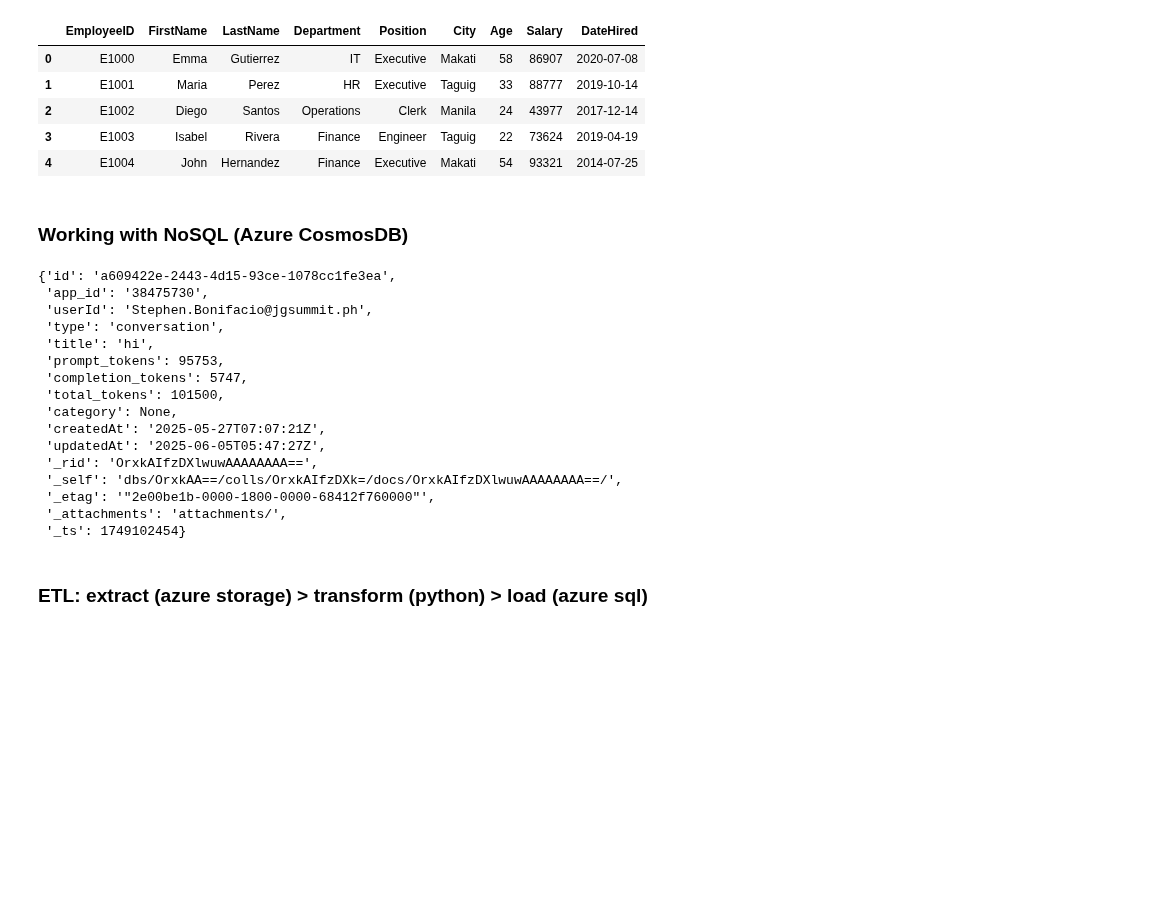
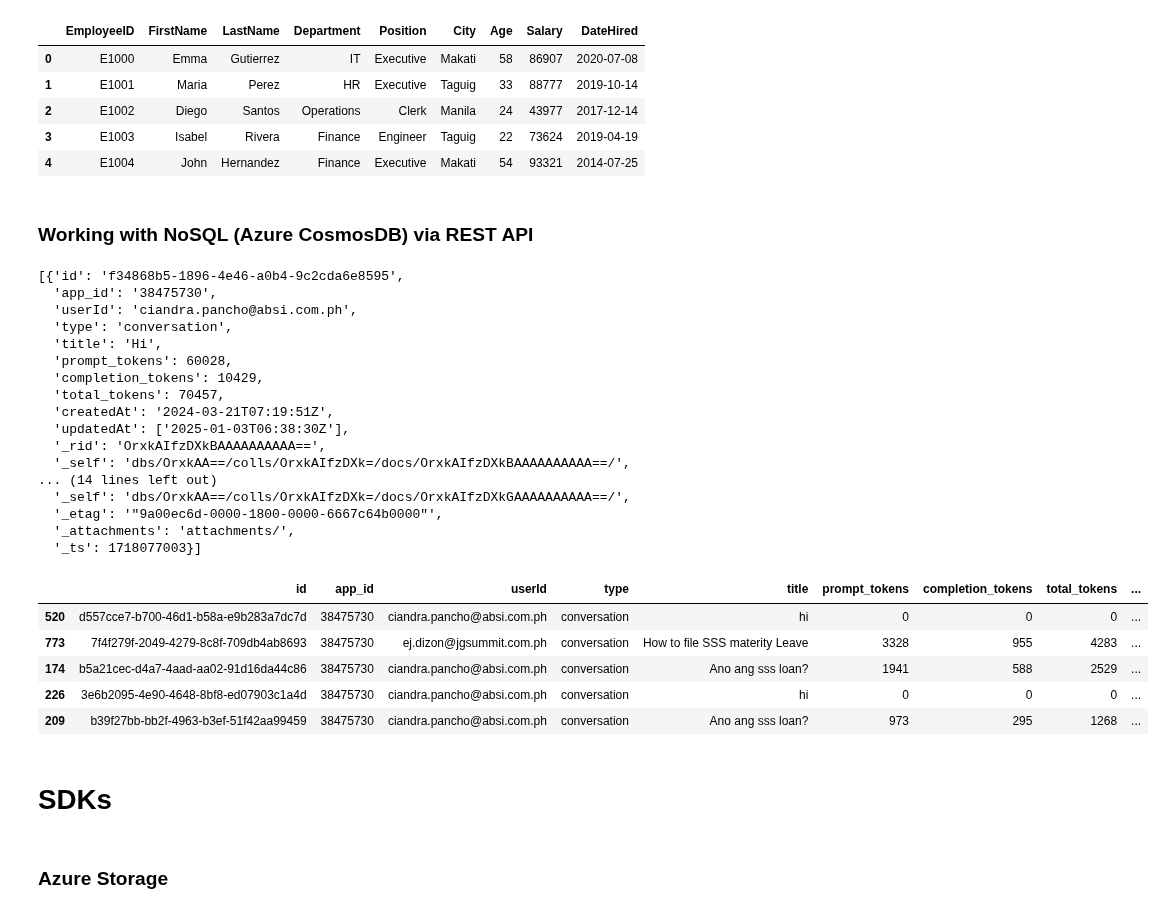
Before and after one commit to stepanogil/cit-data-team-python-training, a Jupyter notebook: 3-working-with-azure.ipynb, the cells around one changed output. Drawn from its saved outputs; the diff is of its cells as text; code cells hidden in the pictures; blank space fills up the shorter version.

Commit message:
added sdk, azure sql, exercise

```diff
--- a/3-working-with-azure.ipynb
+++ b/3-working-with-azure.ipynb
@@ -126,7 +122,7 @@ df.head()
 | 3 | E1003 | Isabel | Rivera | Finance | Engineer | Taguig | 22 | 73624 | 2019-04-19 |
 | 4 | E1004 | John | Hernandez | Finance | Executive | Makati | 54 | 93321 | 2014-07-25 |
 # %% [markdown]
-### Working with NoSQL (Azure CosmosDB)
+### Working with NoSQL (Azure CosmosDB) via REST API
 # %%
 import requests
 import hmac
@@ -157,7 +153,7 @@ def generate_auth_token(verb, resource_type, resource_id, date):
 
     return quote(f"type=master&ver=1.0&sig={signature}")
 # %%
-query = "SELECT * FROM c WHERE c.userId = 'Stephen.Bonifacio@jgsummit.ph'"
+query = "SELECT * FROM c WHERE c.type = 'conversation'"
 
 resource_link = f"dbs/{DATABASE_ID}/colls/{CONTAINER_ID}"
 date = datetime.utcnow().strftime('%a, %d %b %Y %H:%M:%S GMT')
@@ -182,23 +178,38 @@ response = requests.post(url, headers=headers, json=body)
 
 json_res = response.json()
 
-json_res.get('Documents')[0]
+docs = json_res.get('Documents')
+
+docs[:2]
 # %% [output]
-{'id': 'a609422e-2443-4d15-93ce-1078cc1fe3ea',
- 'app_id': '38475730',
- 'userId': 'Stephen.Bonifacio@jgsummit.ph',
- 'type': 'conversation',
- 'title': 'hi',
- 'prompt_tokens': 95753,
- 'completion_tokens': 5747,
- 'total_tokens': 101500,
- 'category': None,
- 'createdAt': '2025-05-27T07:07:21Z',
- 'updatedAt': '2025-06-05T05:47:27Z',
- '_rid': 'OrxkAIfzDXlwuwAAAAAAAA==',
- '_self': 'dbs/OrxkAA==/colls/OrxkAIfzDXk=/docs/OrxkAIfzDXlwuwAAAAAAAA==/',
- '_etag': '"2e00be1b-0000-1800-0000-68412f760000"',
- '_attachments': 'attachments/',
- '_ts': 1749102454}
+[{'id': 'f34868b5-1896-4e46-a0b4-9c2cda6e8595',
+  'app_id': '38475730',
+  'userId': 'ciandra.pancho@absi.com.ph',
+  'type': 'conversation',
+  'title': 'Hi',
+  'prompt_tokens': 60028,
+  'completion_tokens': 10429,
+  'total_tokens': 70457,
+  'createdAt': '2024-03-21T07:19:51Z',
+  'updatedAt': ['2025-01-03T06:38:30Z'],
+  '_rid': 'OrxkAIfzDXkBAAAAAAAAAA==',
+  '_self': 'dbs/OrxkAA==/colls/OrxkAIfzDXk=/docs/OrxkAIfzDXkBAAAAAAAAAA==/',
+... (14 lines left out)
+  '_self': 'dbs/OrxkAA==/colls/OrxkAIfzDXk=/docs/OrxkAIfzDXkGAAAAAAAAAA==/',
+  '_etag': '"9a00ec6d-0000-1800-0000-6667c64b0000"',
+  '_attachments': 'attachments/',
+  '_ts': 1718077003}]
-# %% [markdown]
-### ETL: extract (azure storage) > transform (python) > load (azure sql)
+# %%
+conversations_df = pd.DataFrame(docs)
+conversations_df.sample(5)
+# %% [output]
+|  | id | app_id | userId | type | title | prompt_tokens | completion_tokens | total_tokens | ... |
+| 520 | d557cce7-b700-46d1-b58a-e9b283a7dc7d | 38475730 | ciandra.pancho@absi.com.ph | conversation | hi | 0 | 0 | 0 | ... |
+| 773 | 7f4f279f-2049-4279-8c8f-709db4ab8693 | 38475730 | ej.dizon@jgsummit.com.ph | conversation | How to file SSS materity Leave | 3328 | 955 | 4283 | ... |
+| 174 | b5a21cec-d4a7-4aad-aa02-91d16da44c86 | 38475730 | ciandra.pancho@absi.com.ph | conversation | Ano ang sss loan? | 1941 | 588 | 2529 | ... |
+| 226 | 3e6b2095-4e90-4648-8bf8-ed07903c1a4d | 38475730 | ciandra.pancho@absi.com.ph | conversation | hi | 0 | 0 | 0 | ... |
+| 209 | b39f27bb-bb2f-4963-b3ef-51f42aa99459 | 38475730 | ciandra.pancho@absi.com.ph | conversation | Ano ang sss loan? | 973 | 295 | 1268 | ... |
+# %% [markdown]
+# SDKs
+# %% [markdown]
+### Azure Storage
```
Also changed, not shown: parts of 18 cells of this notebook, 3 other files.
